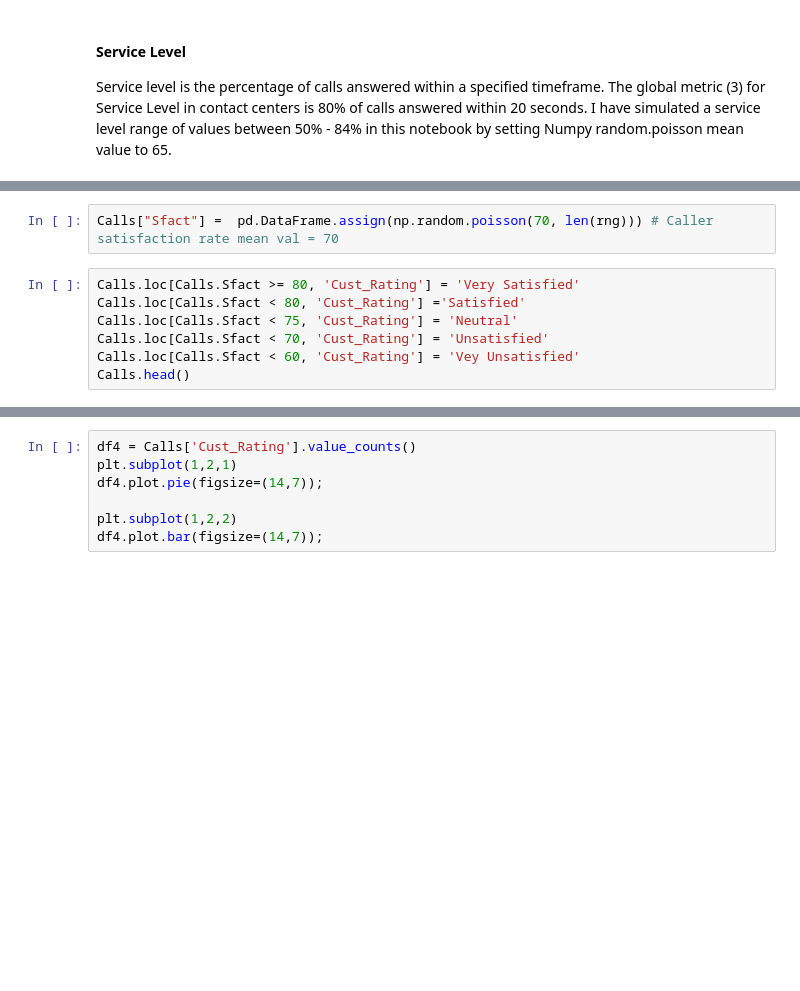
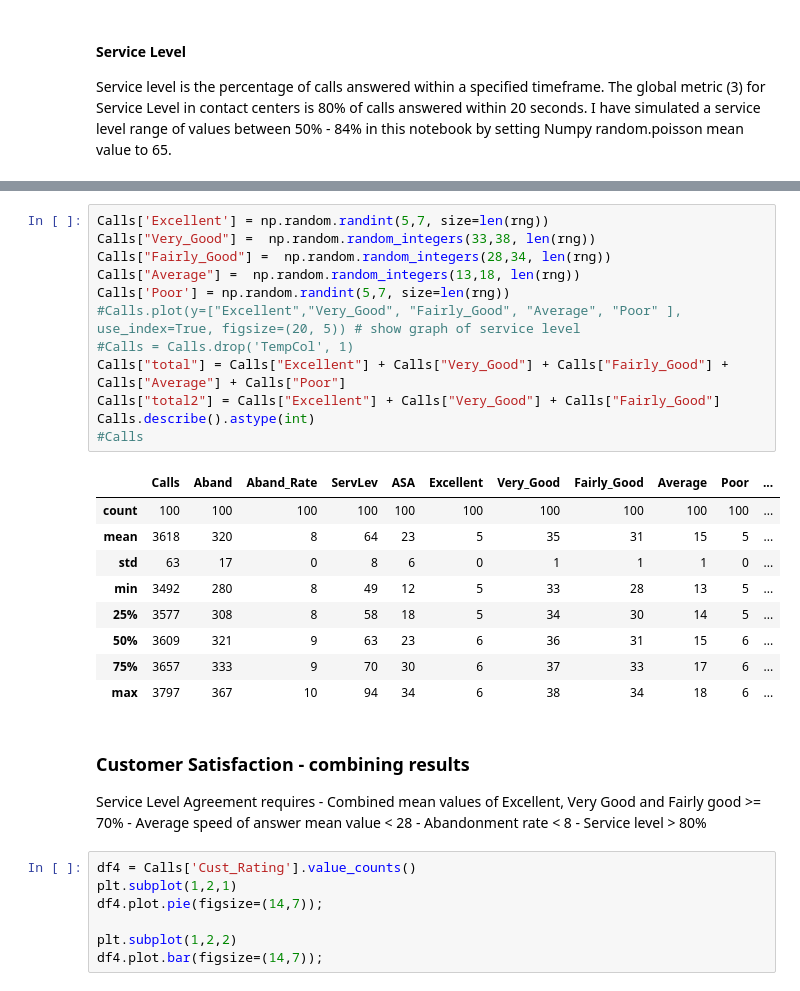
Before and after one commit to eamonnofarrell/Programming_Project, a Jupyter notebook: Prog_Project.ipynb, the cells around one changed output, grey strips where cells are left out. Cells and saved outputs as stored; diff of their text form; blank space fills up the shorter version.

```diff
--- a/Prog_Project.ipynb
+++ b/Prog_Project.ipynb
@@ -133,9 +113,0 @@ Customer satisfaction is a KPI that is usually acquired from many different sour
-# %%
-Calls["Sfact"] =  pd.DataFrame.assign(np.random.poisson(70, len(rng))) # Caller satisfaction rate mean val = 70
-# %%
-Calls.loc[Calls.Sfact >= 80, 'Cust_Rating'] = 'Very Satisfied'
-Calls.loc[Calls.Sfact < 80, 'Cust_Rating'] ='Satisfied'
-Calls.loc[Calls.Sfact < 75, 'Cust_Rating'] = 'Neutral'
-Calls.loc[Calls.Sfact < 70, 'Cust_Rating'] = 'Unsatisfied'
-Calls.loc[Calls.Sfact < 60, 'Cust_Rating'] = 'Vey Unsatisfied'
-Calls.head()
@@ -142,3 +127,32 @@ Calls.head()
+# %%
+Calls['Excellent'] = np.random.randint(5,7, size=len(rng))
+Calls["Very_Good"] =  np.random.random_integers(33,38, len(rng))
+Calls["Fairly_Good"] =  np.random.random_integers(28,34, len(rng))
+Calls["Average"] =  np.random.random_integers(13,18, len(rng))
+Calls['Poor'] = np.random.randint(5,7, size=len(rng))
+#Calls.plot(y=["Excellent","Very_Good", "Fairly_Good", "Average", "Poor" ], use_index=True, figsize=(20, 5)) # show graph of service level
+#Calls = Calls.drop('TempCol', 1)
+Calls["total"] = Calls["Excellent"] + Calls["Very_Good"] + Calls["Fairly_Good"] + Calls["Average"] + Calls["Poor"]
+Calls["total2"] = Calls["Excellent"] + Calls["Very_Good"] + Calls["Fairly_Good"]
+Calls.describe().astype(int)
+#Calls
+# %% [output]
+|  | Calls | Aband | Aband_Rate | ServLev | ASA | Excellent | Very_Good | Fairly_Good | Average | Poor | ... |
+| count | 100 | 100 | 100 | 100 | 100 | 100 | 100 | 100 | 100 | 100 | ... |
+| mean | 3618 | 320 | 8 | 64 | 23 | 5 | 35 | 31 | 15 | 5 | ... |
+| std | 63 | 17 | 0 | 8 | 6 | 0 | 1 | 1 | 1 | 0 | ... |
+| min | 3492 | 280 | 8 | 49 | 12 | 5 | 33 | 28 | 13 | 5 | ... |
+| 25% | 3577 | 308 | 8 | 58 | 18 | 5 | 34 | 30 | 14 | 5 | ... |
+| 50% | 3609 | 321 | 9 | 63 | 23 | 6 | 36 | 31 | 15 | 6 | ... |
+| 75% | 3657 | 333 | 9 | 70 | 30 | 6 | 37 | 33 | 17 | 6 | ... |
+| max | 3797 | 367 | 10 | 94 | 34 | 6 | 38 | 34 | 18 | 6 | ... |
+# %% [markdown]
+### Customer Satisfaction - combining results
+Service Level Agreement requires
+    - Combined mean values of Excellent, Very Good and Fairly good >= 70%
+    - Average speed of answer mean value < 28
+    - Abandonment rate < 8
+    - Service level > 80%
 # %%
 df4 = Calls['Cust_Rating'].value_counts()
 plt.subplot(1,2,1)
```
Also changed, not shown: parts of 20 cells of this notebook.
